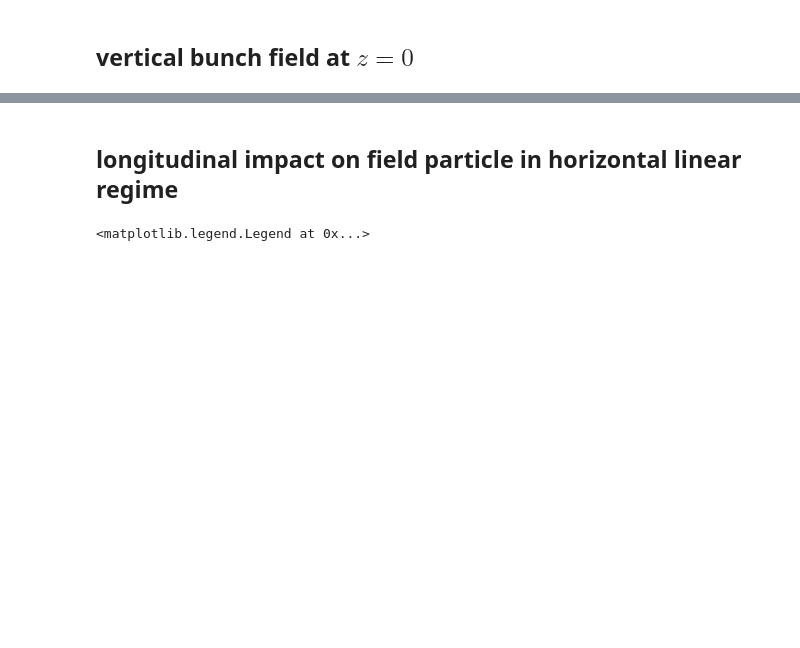
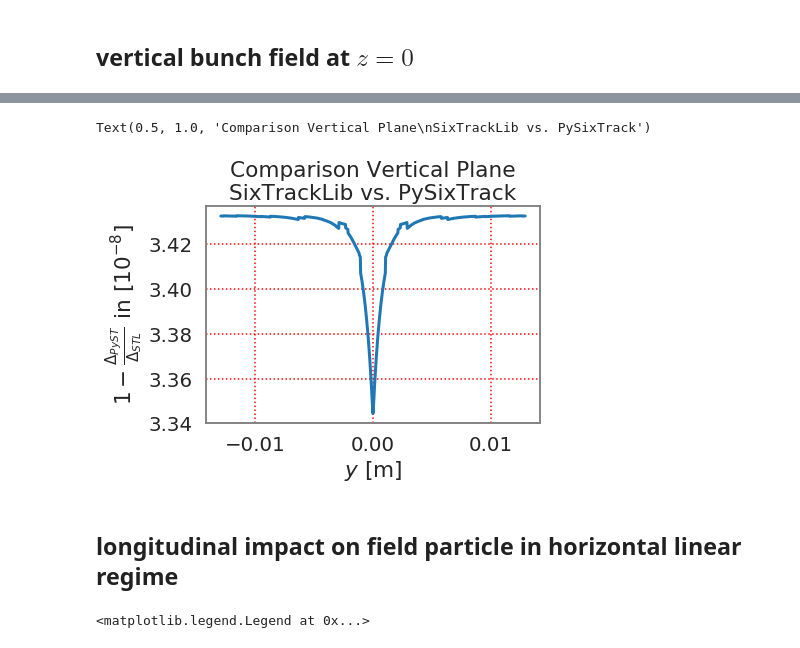
Before and after one commit to aoeftiger/sixtracklib_pyht_playground, a Jupyter notebook: sis100/2020-01-06--frozenSC-setup/Test_frozenSC.ipynb, the cells around one changed output, grey strips where cells are left out. Cells and saved outputs as stored; diff of their text form; code cells hidden in the pictures; blank space fills up the shorter version.

```diff
--- a/sis100/2020-01-06--frozenSC-setup/Test_frozenSC.ipynb
+++ b/sis100/2020-01-06--frozenSC-setup/Test_frozenSC.ipynb
@@ -134,4 +135,6 @@ y0 = np.linspace(-3*sc_node.sigma_y, 3*sc_node.sigma_y, npart)
 pysixtrack_particles.y = y0
 # %%
 sc_node.track(pysixtrack_particles)
+# %%
+vertical_scan_fy = pysixtrack_particles.py / sc_node.length
 # %%
@@ -258,3 +270,11 @@ plt.legend(loc=2, framealpha=1, bbox_to_anchor=(-0.4, 0.95))
+# %%
+plt.plot(particles.y, 1e8 * (1 - vertical_scan_fy / (particles.py / sc_node_length)))
+plt.ylabel(r'$1 - \frac{\Delta_{PyST}}{\Delta_{STL}}$ in [$10^{-8}$]')
+plt.xlabel('$y$ [m]')
+plt.title('Comparison Vertical Plane\nSixTrackLib vs. PySixTrack')
+# %% [output]
+Text(0.5, 1.0, 'Comparison Vertical Plane\nSixTrackLib vs. PySixTrack')
+[figure, added]
 # %% [markdown]
 ## longitudinal impact on field particle in horizontal linear regime
 # %%
```
Also changed, not shown: parts of 15 cells of this notebook.
